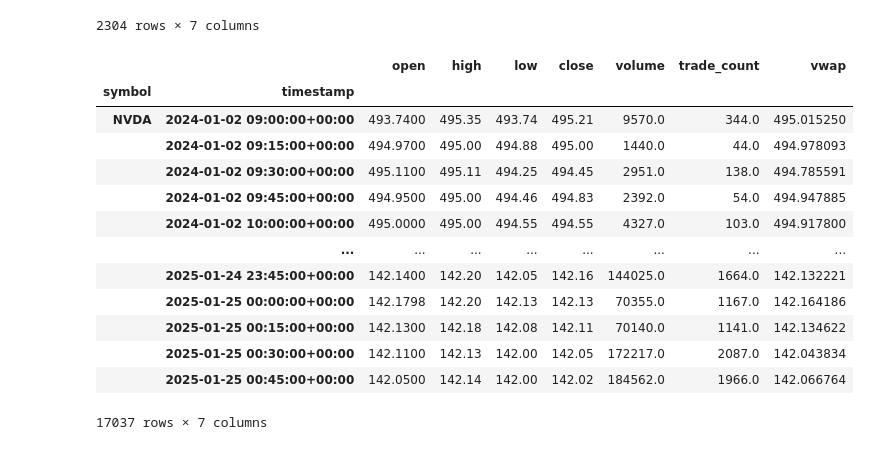
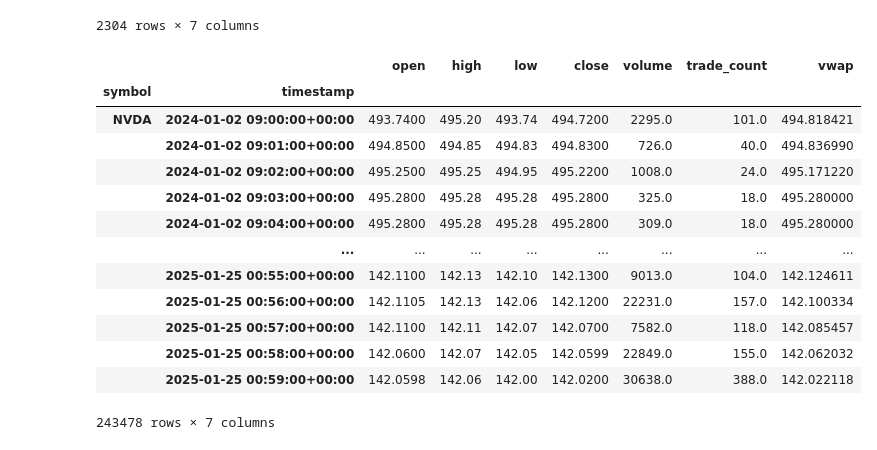
Before and after one commit to sunilsala88/batch32, a Jupyter notebook: 15_broker_api/history1.ipynb, the cells around one changed output. Cells and saved outputs as stored; diff of their text form; code cells hidden in the pictures.

```diff
--- a/15_broker_api/history1.ipynb
+++ b/15_broker_api/history1.ipynb
@@ -37,32 +37,32 @@ history_df2
 # %%
 from alpaca.data.historical.stock import StockHistoricalDataClient
 from alpaca.data.requests import StockBarsRequest
 from alpaca.data.timeframe import TimeFrame, TimeFrameUnit
 import pendulum as dt
 api_key='PKCGQ99MC5FQA1P8ZSRE'
 secret_key='rkWLI1F2poiTbuERdzozfOLgVV6mrFKTH27Ugvb1'
 shdc=StockHistoricalDataClient(api_key,secret_key)
 req=StockBarsRequest(symbol_or_symbols='NVDA',
-                    timeframe=TimeFrame(amount = 15, unit = TimeFrameUnit.Minute),
+                    timeframe=TimeFrame(amount = 1, unit = TimeFrameUnit.Minute),
                     start = dt.datetime(2024,1,1,1,1,1,tz=timez_zone),                          # specify start datetime, default=the beginning of the current day.
                     end=dt.datetime(2025,1,25,1,1,1,tz=timez_zone),
 
                      )
 
 data=shdc.get_stock_bars(req).df
 data
 # %% [output]
 |  |  | open | high | low | close | volume | trade_count | vwap |
 | symbol | timestamp |  |  |  |  |  |  |  |
-| NVDA | 2024-01-02 09:00:00+00:00 | 493.7400 | 495.35 | 493.74 | 495.21 | 9570.0 | 344.0 | 495.015250 |
-|  | 2024-01-02 09:15:00+00:00 | 494.9700 | 495.00 | 494.88 | 495.00 | 1440.0 | 44.0 | 494.978093 |
-|  | 2024-01-02 09:30:00+00:00 | 495.1100 | 495.11 | 494.25 | 494.45 | 2951.0 | 138.0 | 494.785591 |
-|  | 2024-01-02 09:45:00+00:00 | 494.9500 | 495.00 | 494.46 | 494.83 | 2392.0 | 54.0 | 494.947885 |
-|  | 2024-01-02 10:00:00+00:00 | 495.0000 | 495.00 | 494.55 | 494.55 | 4327.0 | 103.0 | 494.917800 |
+| NVDA | 2024-01-02 09:00:00+00:00 | 493.7400 | 495.20 | 493.74 | 494.7200 | 2295.0 | 101.0 | 494.818421 |
+|  | 2024-01-02 09:01:00+00:00 | 494.8500 | 494.85 | 494.83 | 494.8300 | 726.0 | 40.0 | 494.836990 |
+|  | 2024-01-02 09:02:00+00:00 | 495.2500 | 495.25 | 494.95 | 495.2200 | 1008.0 | 24.0 | 495.171220 |
+|  | 2024-01-02 09:03:00+00:00 | 495.2800 | 495.28 | 495.28 | 495.2800 | 325.0 | 18.0 | 495.280000 |
+|  | 2024-01-02 09:04:00+00:00 | 495.2800 | 495.28 | 495.28 | 495.2800 | 309.0 | 18.0 | 495.280000 |
 |  | ... | ... | ... | ... | ... | ... | ... | ... |
-|  | 2025-01-24 23:45:00+00:00 | 142.1400 | 142.20 | 142.05 | 142.16 | 144025.0 | 1664.0 | 142.132221 |
-|  | 2025-01-25 00:00:00+00:00 | 142.1798 | 142.20 | 142.13 | 142.13 | 70355.0 | 1167.0 | 142.164186 |
-|  | 2025-01-25 00:15:00+00:00 | 142.1300 | 142.18 | 142.08 | 142.11 | 70140.0 | 1141.0 | 142.134622 |
-|  | 2025-01-25 00:30:00+00:00 | 142.1100 | 142.13 | 142.00 | 142.05 | 172217.0 | 2087.0 | 142.043834 |
-|  | 2025-01-25 00:45:00+00:00 | 142.0500 | 142.14 | 142.00 | 142.02 | 184562.0 | 1966.0 | 142.066764 |
+|  | 2025-01-25 00:55:00+00:00 | 142.1100 | 142.13 | 142.10 | 142.1300 | 9013.0 | 104.0 | 142.124611 |
+|  | 2025-01-25 00:56:00+00:00 | 142.1105 | 142.13 | 142.06 | 142.1200 | 22231.0 | 157.0 | 142.100334 |
+|  | 2025-01-25 00:57:00+00:00 | 142.1100 | 142.11 | 142.07 | 142.0700 | 7582.0 | 118.0 | 142.085457 |
+|  | 2025-01-25 00:58:00+00:00 | 142.0600 | 142.07 | 142.05 | 142.0599 | 22849.0 | 155.0 | 142.062032 |
+|  | 2025-01-25 00:59:00+00:00 | 142.0598 | 142.06 | 142.00 | 142.0200 | 30638.0 | 388.0 | 142.022118 |
-17037 rows × 7 columns
+243478 rows × 7 columns
```
Also changed, not shown: parts of 4 cells of this notebook.
